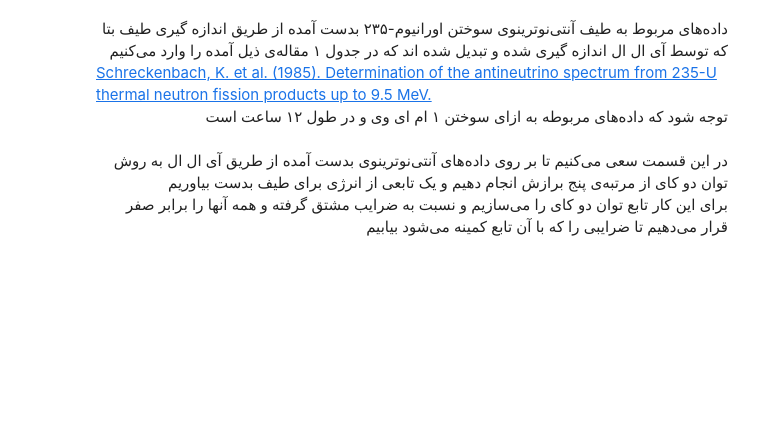
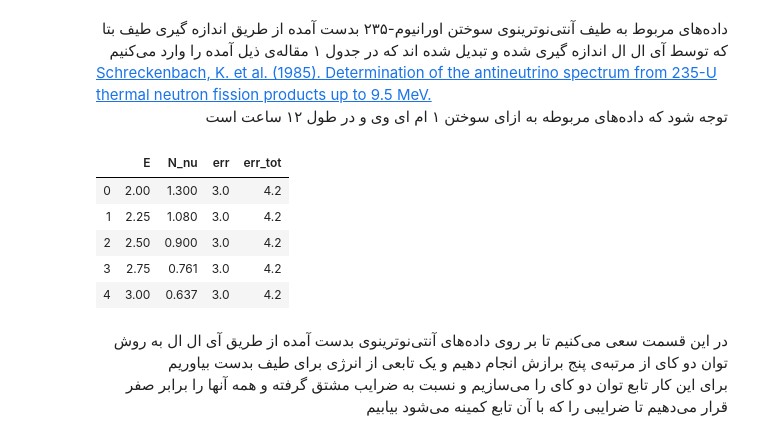
Before and after one commit to dehpour/Reactor-Antineutrino-Flux-Analysis, a Jupyter notebook: ILL's Phenomenological Model Predicted Antineutrino Flux Compare with Recently Observations.ipynb, the cells around one changed output. Drawn from its saved outputs; the diff is of its cells as text; code cells hidden in the pictures; blank space fills up the shorter version.

```diff
--- a/ILL's Phenomenological Model Predicted Antineutrino Flux Compare with Recently Observations.ipynb
+++ b/ILL's Phenomenological Model Predicted Antineutrino Flux Compare with Recently Observations.ipynb
@@ -23,3 +19,14 @@ E_ILL_235U, N_ILL_235U, err_ILL_235U = E_ILL_235U[:,0], E_ILL_235U[:,1], E_ILL_2
+# %%
+ILL_235U = pd.read_csv('https://raw.githubusercontent.com/dehpour/Reactor-Antineutrino-Flux-Analysis/main/db/1985Schreckenbach_N_nu_E_235U.csv')
+E_ILL_235U, N_ILL_235U, err_ILL_235U = ILL_235U['E'], ILL_235U['N_nu'], ILL_235U['err_tot']
+ILL_235U.head()
+# %% [output]
+|  | E | N_nu | err | err_tot |
+| 0 | 2.00 | 1.300 | 3.0 | 4.2 |
+| 1 | 2.25 | 1.080 | 3.0 | 4.2 |
+| 2 | 2.50 | 0.900 | 3.0 | 4.2 |
+| 3 | 2.75 | 0.761 | 3.0 | 4.2 |
+| 4 | 3.00 | 0.637 | 3.0 | 4.2 |
 # %% [markdown]
 <div dir= "rtl" align="right">
 در این قسمت سعی می‌کنیم تا بر روی داده‌های آنتی‌نوترینوی بدست آمده از طریق آی ال ال به روش توان دو کای از مرتبه‌ی پنج برازش انجام دهیم و یک تابعی از انرژی برای طیف بدست بیاوریم
```
Also changed, not shown: parts of 10 cells of this notebook.
